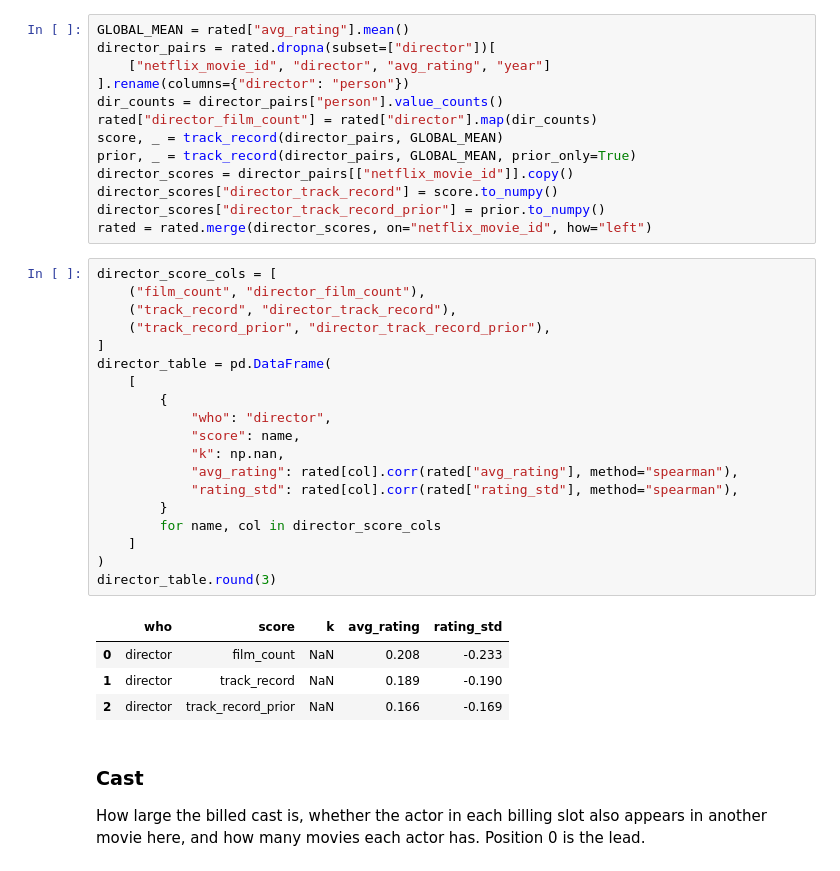
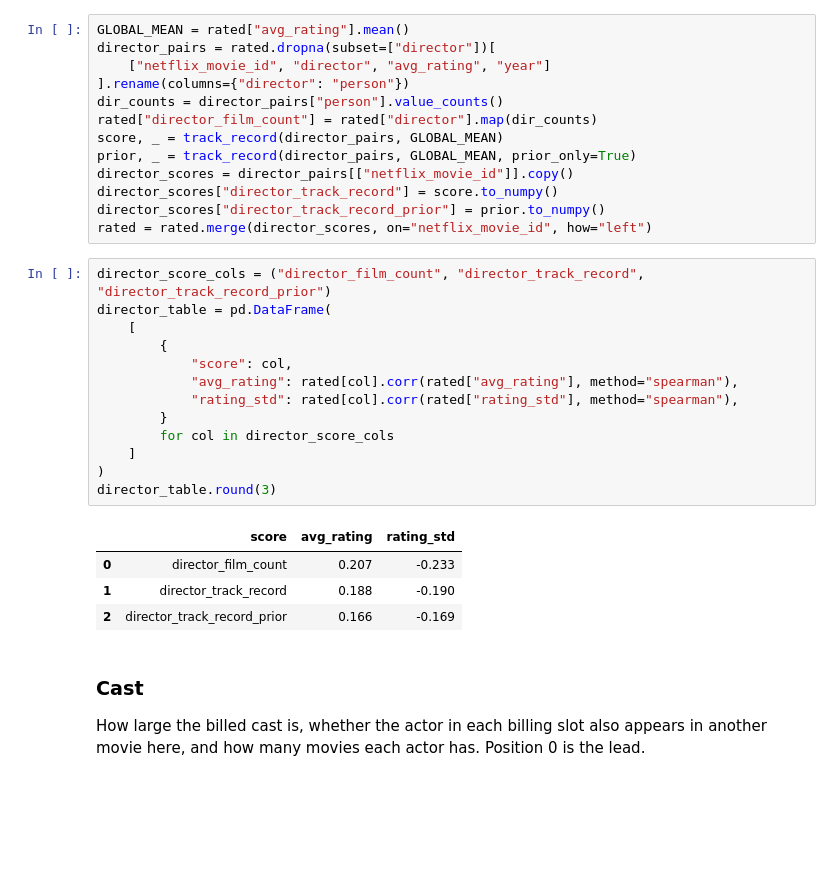
Before and after one commit to ReviBa/applied-DS-project, a Jupyter notebook: notebooks/04_eda_movies.ipynb, the cells around one changed output. Cells and saved outputs as stored; diff of their text form; blank space fills up the shorter version.

Commit message:
Simplify the director score table and refresh the movie EDA results.
Co-authored-by: Cursor <cursoragent@cursor.com>

```diff
--- a/notebooks/04_eda_movies.ipynb
+++ b/notebooks/04_eda_movies.ipynb
@@ -886,29 +886,23 @@ director_scores["director_track_record"] = score.to_numpy()
 director_scores["director_track_record_prior"] = prior.to_numpy()
 rated = rated.merge(director_scores, on="netflix_movie_id", how="left")
 # %%
-director_score_cols = [
-    ("film_count", "director_film_count"),
-    ("track_record", "director_track_record"),
-    ("track_record_prior", "director_track_record_prior"),
-]
+director_score_cols = ("director_film_count", "director_track_record", "director_track_record_prior")
 director_table = pd.DataFrame(
     [
         {
-            "who": "director",
-            "score": name,
-            "k": np.nan,
+            "score": col,
             "avg_rating": rated[col].corr(rated["avg_rating"], method="spearman"),
             "rating_std": rated[col].corr(rated["rating_std"], method="spearman"),
         }
-        for name, col in director_score_cols
+        for col in director_score_cols
     ]
 )
 director_table.round(3)
 # %% [output]
-|  | who | score | k | avg_rating | rating_std |
-| 0 | director | film_count | NaN | 0.208 | -0.233 |
-| 1 | director | track_record | NaN | 0.189 | -0.190 |
-| 2 | director | track_record_prior | NaN | 0.166 | -0.169 |
+|  | score | avg_rating | rating_std |
+| 0 | director_film_count | 0.207 | -0.233 |
+| 1 | director_track_record | 0.188 | -0.190 |
+| 2 | director_track_record_prior | 0.166 | -0.169 |
 # %% [markdown]
 ### Cast
 
```
Also changed, not shown: parts of 10 cells of this notebook.
